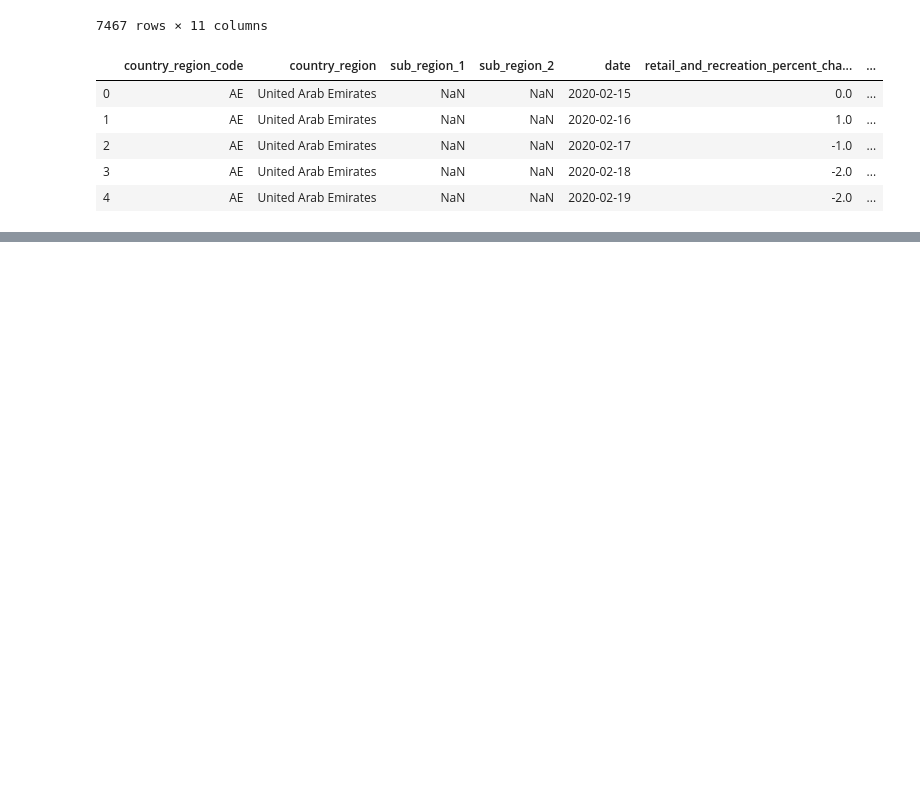
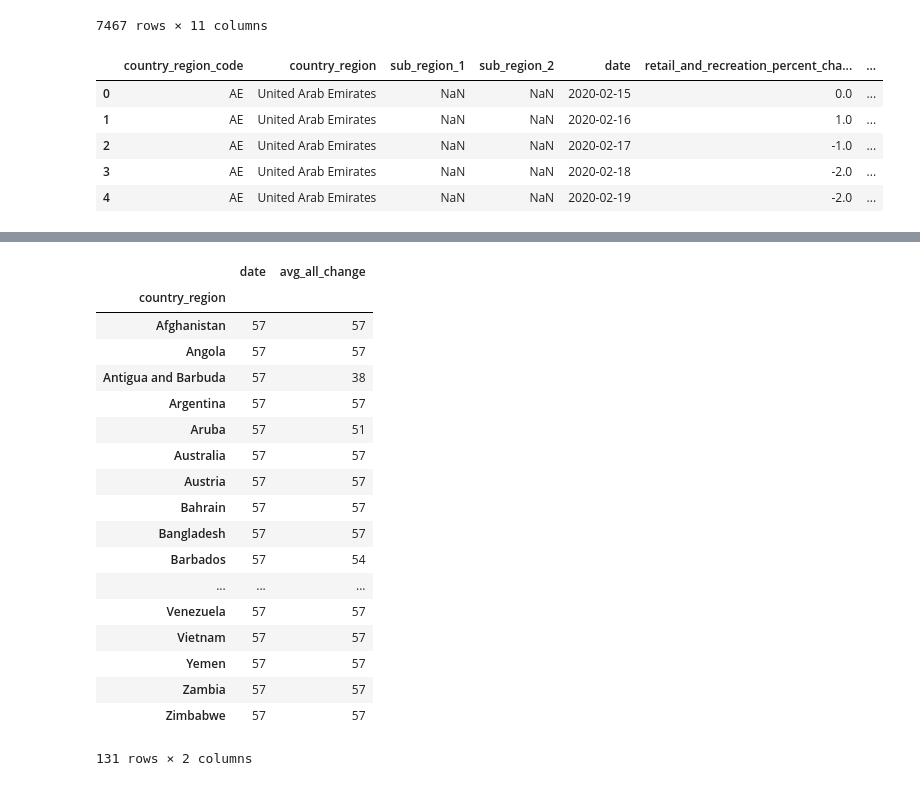
Before and after one commit to travis-tyler/ETL-COVID-Mobility, a Jupyter notebook: Code/COVID_Mobility.ipynb, the cells around one changed output, grey strips where cells are left out. Drawn from its saved outputs; the diff is of its cells as text; code cells hidden in the pictures; blank space fills up the shorter version.

```diff
--- a/Code/COVID_Mobility.ipynb
+++ b/Code/COVID_Mobility.ipynb
@@ -101,0 +107,22 @@ google_avg_df
+# %%
+test.count()
+# %% [output]
+|  | date | avg_all_change |
+| country_region |  |  |
+| Afghanistan | 57 | 57 |
+| Angola | 57 | 57 |
+| Antigua and Barbuda | 57 | 38 |
+| Argentina | 57 | 57 |
+| Aruba | 57 | 51 |
+| Australia | 57 | 57 |
+| Austria | 57 | 57 |
+| Bahrain | 57 | 57 |
+| Bangladesh | 57 | 57 |
+| Barbados | 57 | 54 |
+| ... | ... | ... |
+| Venezuela | 57 | 57 |
+| Vietnam | 57 | 57 |
+| Yemen | 57 | 57 |
+| Zambia | 57 | 57 |
+| Zimbabwe | 57 | 57 |
+131 rows × 2 columns
```
Also changed, not shown: parts of 5 cells of this notebook.
